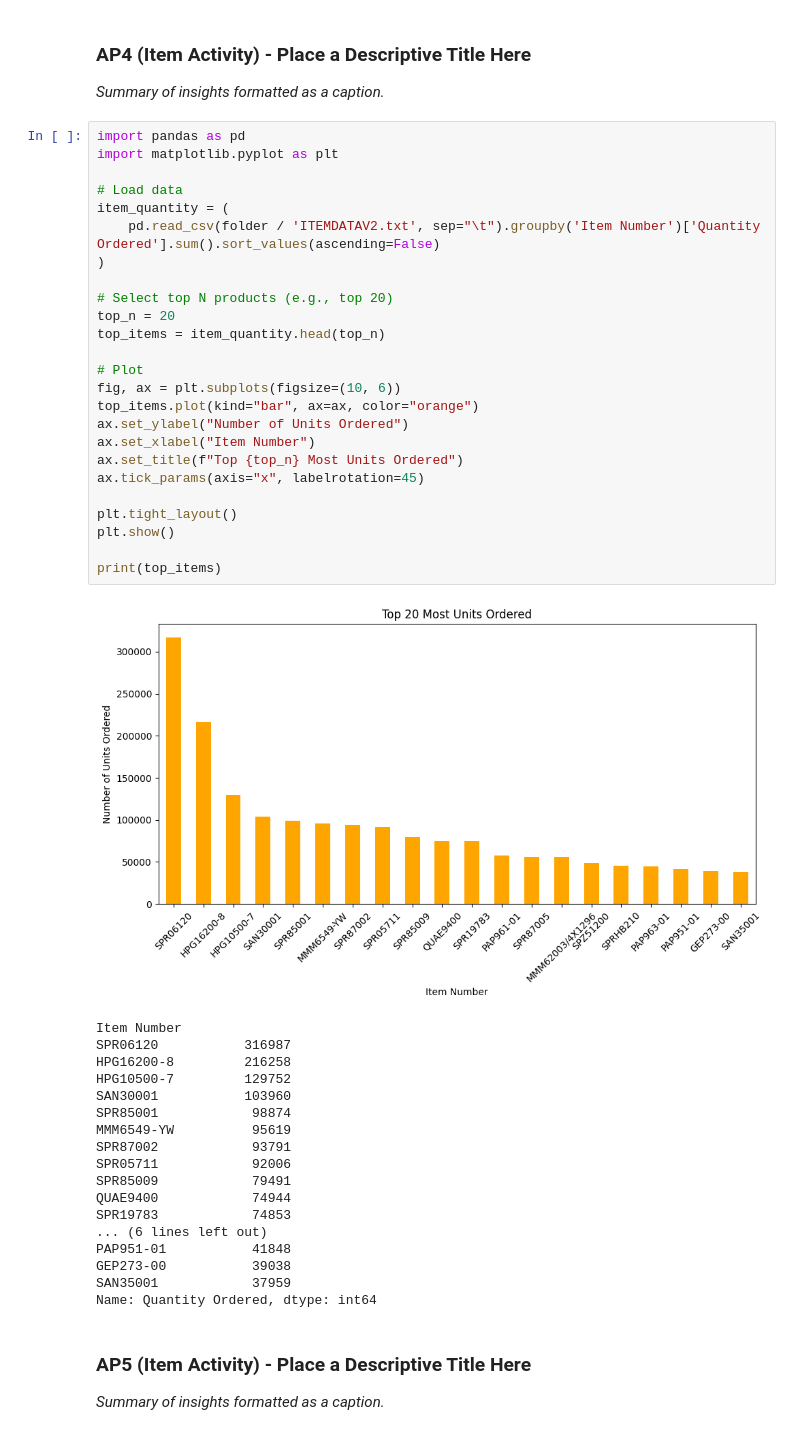
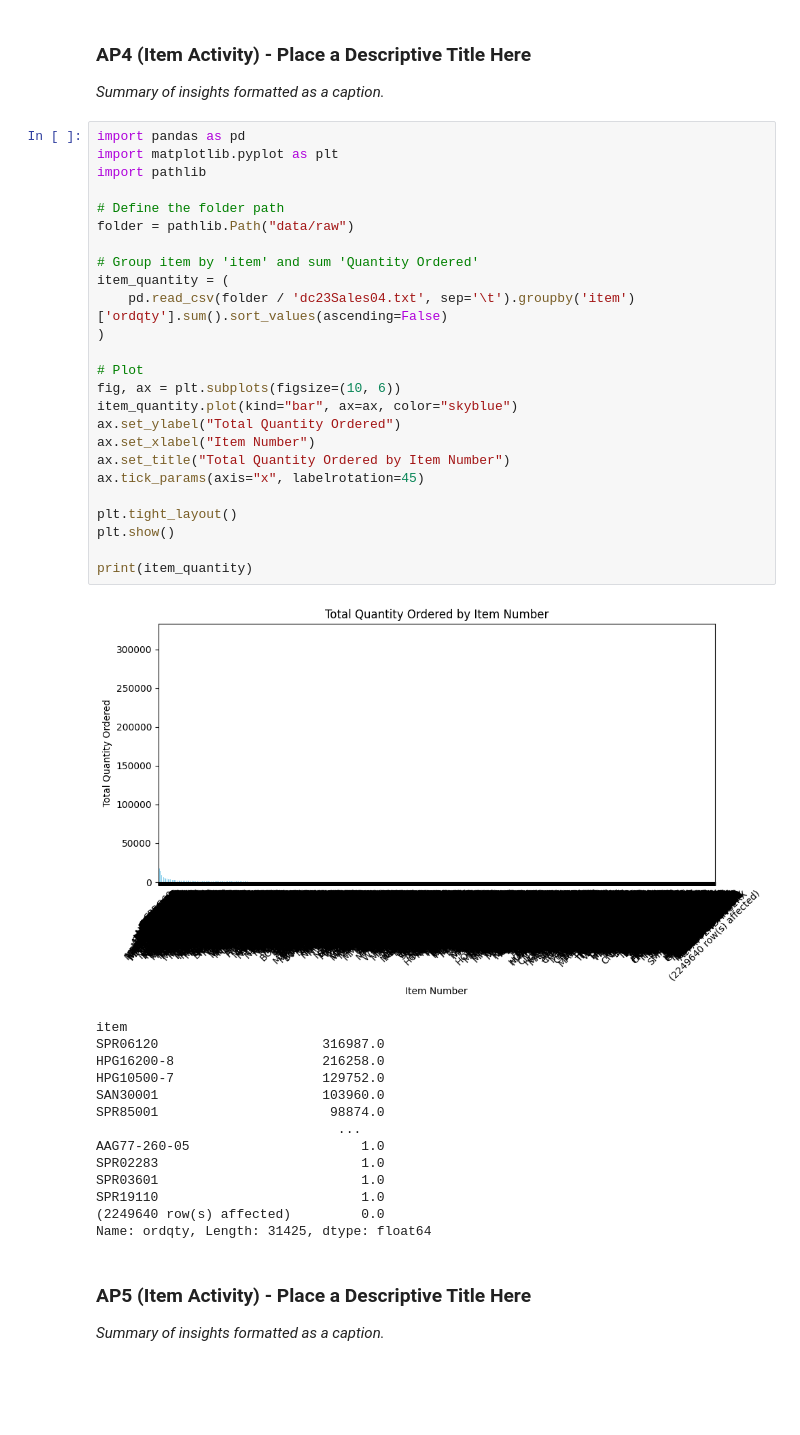
Before and after one commit to TSNijhuis/WarehousingAS1, a Jupyter notebook: wh-as_activity-profiling-template.ipynb, the cells around one changed output. Cells and saved outputs as stored; diff of their text form; blank space fills up the shorter version.

```diff
--- a/wh-as_activity-profiling-template.ipynb
+++ b/wh-as_activity-profiling-template.ipynb
@@ -241,47 +123,43 @@ Name: ordqty, dtype: float64
 # %%
 import pandas as pd
 import matplotlib.pyplot as plt
+import pathlib
 
-# Load data
+# Define the folder path
+folder = pathlib.Path("data/raw")
+
+# Group item by 'item' and sum 'Quantity Ordered'
 item_quantity = (
-    pd.read_csv(folder / 'ITEMDATAV2.txt', sep="\t").groupby('Item Number')['Quantity Ordered'].sum().sort_values(ascending=False)
+    pd.read_csv(folder / 'dc23Sales04.txt', sep='\t').groupby('item')['ordqty'].sum().sort_values(ascending=False)
 )
-
-# Select top N products (e.g., top 20)
-top_n = 20
-top_items = item_quantity.head(top_n)
 
 # Plot
 fig, ax = plt.subplots(figsize=(10, 6))
-top_items.plot(kind="bar", ax=ax, color="orange")
-ax.set_ylabel("Number of Units Ordered")
+item_quantity.plot(kind="bar", ax=ax, color="skyblue")
+ax.set_ylabel("Total Quantity Ordered")
 ax.set_xlabel("Item Number")
-ax.set_title(f"Top {top_n} Most Units Ordered")
+ax.set_title("Total Quantity Ordered by Item Number")
 ax.tick_params(axis="x", labelrotation=45)
 
 plt.tight_layout()
 plt.show()
 
-print(top_items)
+print(item_quantity)
 # %% [output]
-[figure, old version]
+[figure, new version]
-Item Number
-SPR06120           316987
-HPG16200-8         216258
-HPG10500-7         129752
-SAN30001           103960
-SPR85001            98874
-MMM6549-YW          95619
-SPR87002            93791
-SPR05711            92006
-SPR85009            79491
-QUAE9400            74944
-SPR19783            74853
-... (6 lines left out)
-PAP951-01           41848
-GEP273-00           39038
-SAN35001            37959
-Name: Quantity Ordered, dtype: int64
+item
+SPR06120                     316987.0
+HPG16200-8                   216258.0
+HPG10500-7                   129752.0
+SAN30001                     103960.0
+SPR85001                      98874.0
+                               ...
+AAG77-260-05                      1.0
+SPR02283                          1.0
+SPR03601                          1.0
+SPR19110                          1.0
+(2249640 row(s) affected)         0.0
+Name: ordqty, Length: 31425, dtype: float64
 # %% [markdown]
 ### AP5 (Item Activity) - Place a Descriptive Title Here
 
```
Also changed, not shown: parts of 17 cells of this notebook.
